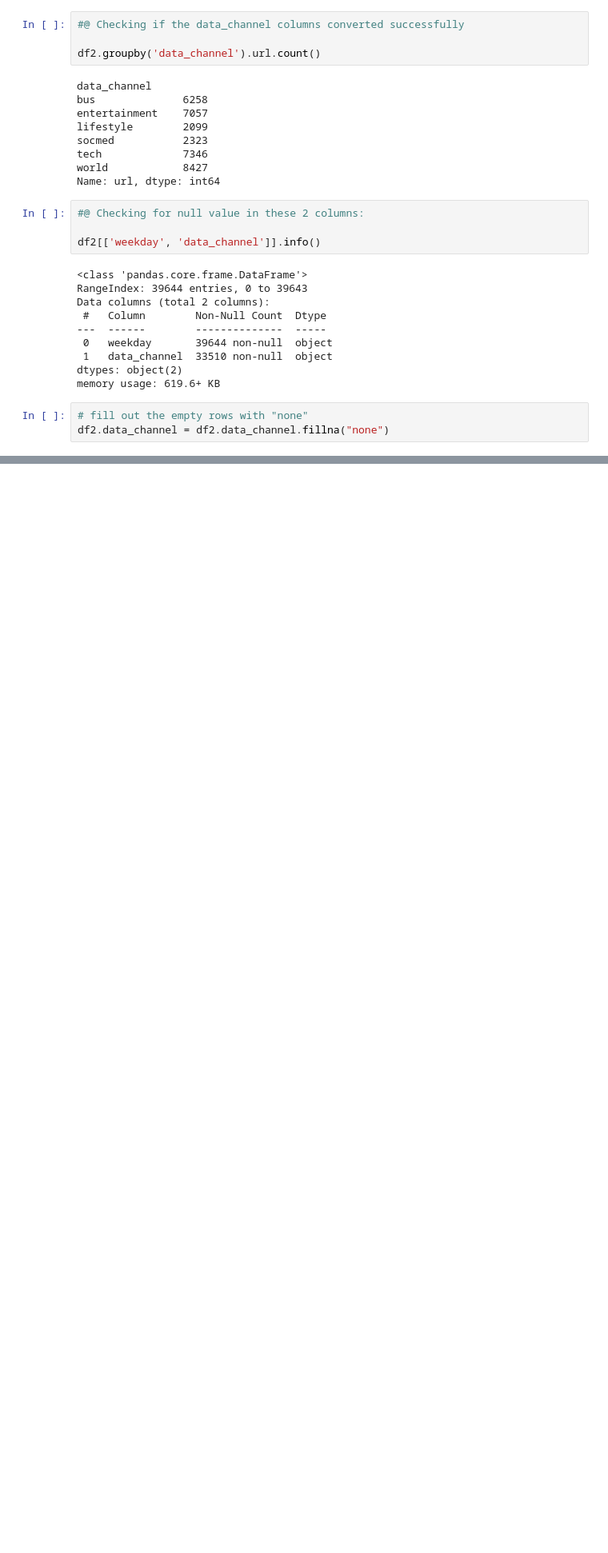
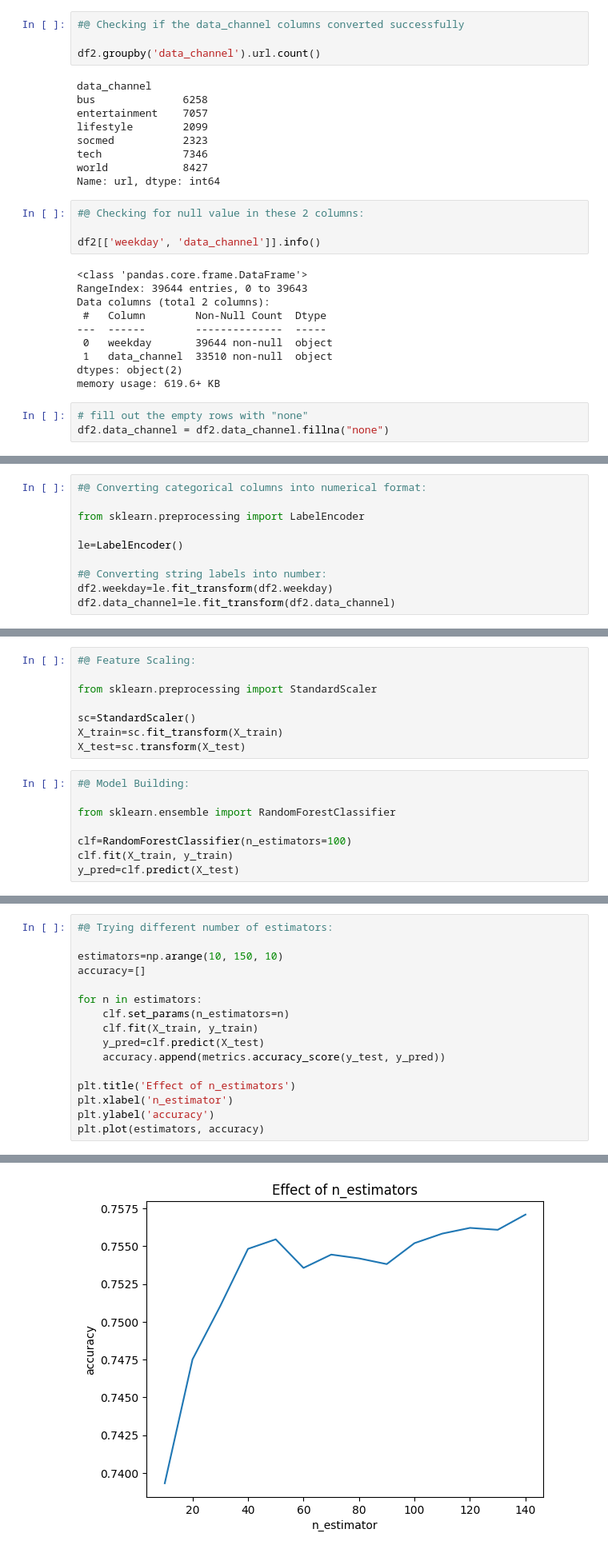
Before and after one commit to prijall/MachineLearning, a Jupyter notebook: Popularity_of_New_Articles/Model.ipynb, the cells around one changed output, grey strips where cells are left out. Shown at 80% size. Cells and saved outputs as stored; diff of their text form; blank space fills up the shorter version.

```diff
--- a/Popularity_of_New_Articles/Model.ipynb
+++ b/Popularity_of_New_Articles/Model.ipynb
@@ -391,0 +394,10 @@ df2.head()
+# %%
+#@ Converting categorical columns into numerical format:
+
+from sklearn.preprocessing import LabelEncoder
+
+le=LabelEncoder()
+
+#@ Converting string labels into number:
+df2.weekday=le.fit_transform(df2.weekday)
+df2.data_channel=le.fit_transform(df2.data_channel)
@@ -391,0 +436,16 @@ df2.head()
+# %%
+#@ Feature Scaling:
+
+from sklearn.preprocessing import StandardScaler
+
+sc=StandardScaler()
+X_train=sc.fit_transform(X_train)
+X_test=sc.transform(X_test)
+# %%
+#@ Model Building:
+
+from sklearn.ensemble import RandomForestClassifier
+
+clf=RandomForestClassifier(n_estimators=100)
+clf.fit(X_train, y_train)
+y_pred=clf.predict(X_test)
@@ -391,0 +460,17 @@ df2.head()
+# %%
+#@ Trying different number of estimators:
+
+estimators=np.arange(10, 150, 10)
+accuracy=[]
+
+for n in estimators:
+    clf.set_params(n_estimators=n)
+    clf.fit(X_train, y_train)
+    y_pred=clf.predict(X_test)
+    accuracy.append(metrics.accuracy_score(y_test, y_pred))
+
+plt.title('Effect of n_estimators')
+plt.xlabel('n_estimator')
+plt.ylabel('accuracy')
+plt.plot(estimators, accuracy)
+# %% [output]
@@ -391,0 +478 @@ df2.head()
+[figure, added]
```
Also changed, not shown: parts of 5 cells of this notebook.
